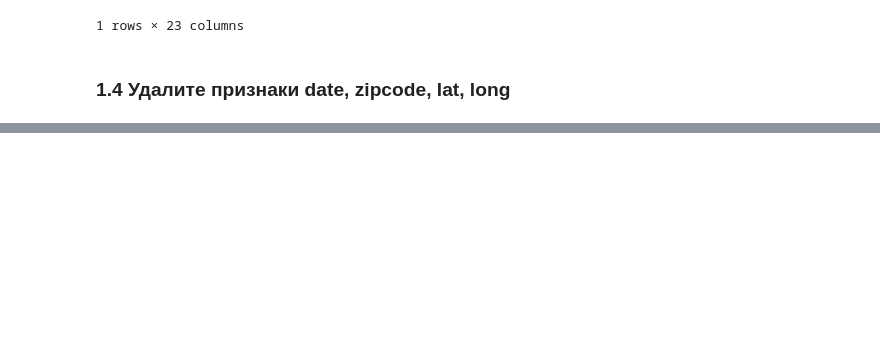
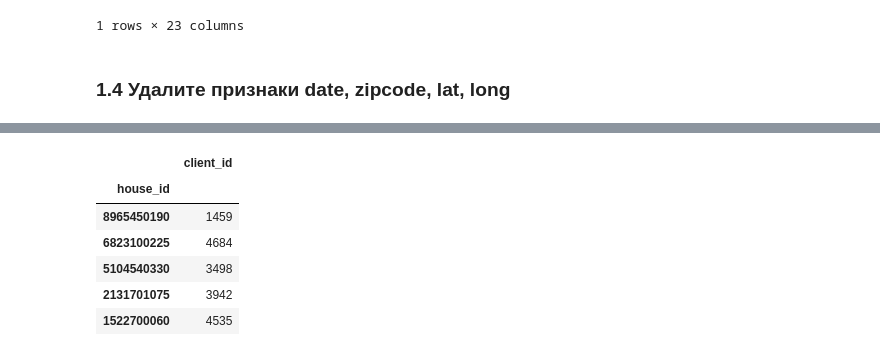
Before and after one commit to Olga643/Example, a Jupyter notebook: Untitled20.ipynb, the cells around one changed output, grey strips where cells are left out. Cells and saved outputs as stored; diff of their text form; code cells hidden in the pictures; blank space fills up the shorter version.

```diff
--- a/Untitled20.ipynb
+++ b/Untitled20.ipynb
@@ -88,0 +104,19 @@ df.sample(5)
+# %%
+clients = pd.DataFrame({ 'client_id': [1459, 4684, 3498, 3942, 4535, 2308, 2866, 2765, 1472, 4236, 2295, 939, 3840,
+                                       280, 20, 4332, 3475, 4213, 3113, 4809, 2134, 2242, 2068, 4929, 1384, 1589,
+                                       3317, 2260, 1727, 1764, 1611, 1474],
+                          'house_id': [8965450190, 6823100225, 5104540330, 2131701075, 1522700060, 1189000207, 6821600300,
+                                       7137950720, 9510920050, 6131600255, 5428000070, 1788800910, 8100400160, 3123049142,
+                                       6306800010, 5083000375, 7920100025, 1951600150, 809001400, 339600110, 1622049154,
+                                       1099600250, 8563000110, 2768100205, 3995700435, 8861700030, 3303980210, 7731100066,
+                                       8146100580, 825069097, 3889100029, 9524100196] })
+clients.set_index('house_id', inplace=True)
+clients.head()
+# %% [output]
+|  | client_id |
+| house_id |  |
+| 8965450190 | 1459 |
+| 6823100225 | 4684 |
+| 5104540330 | 3498 |
+| 2131701075 | 3942 |
+| 1522700060 | 4535 |
```
Also changed, not shown: parts of 15 cells of this notebook.
